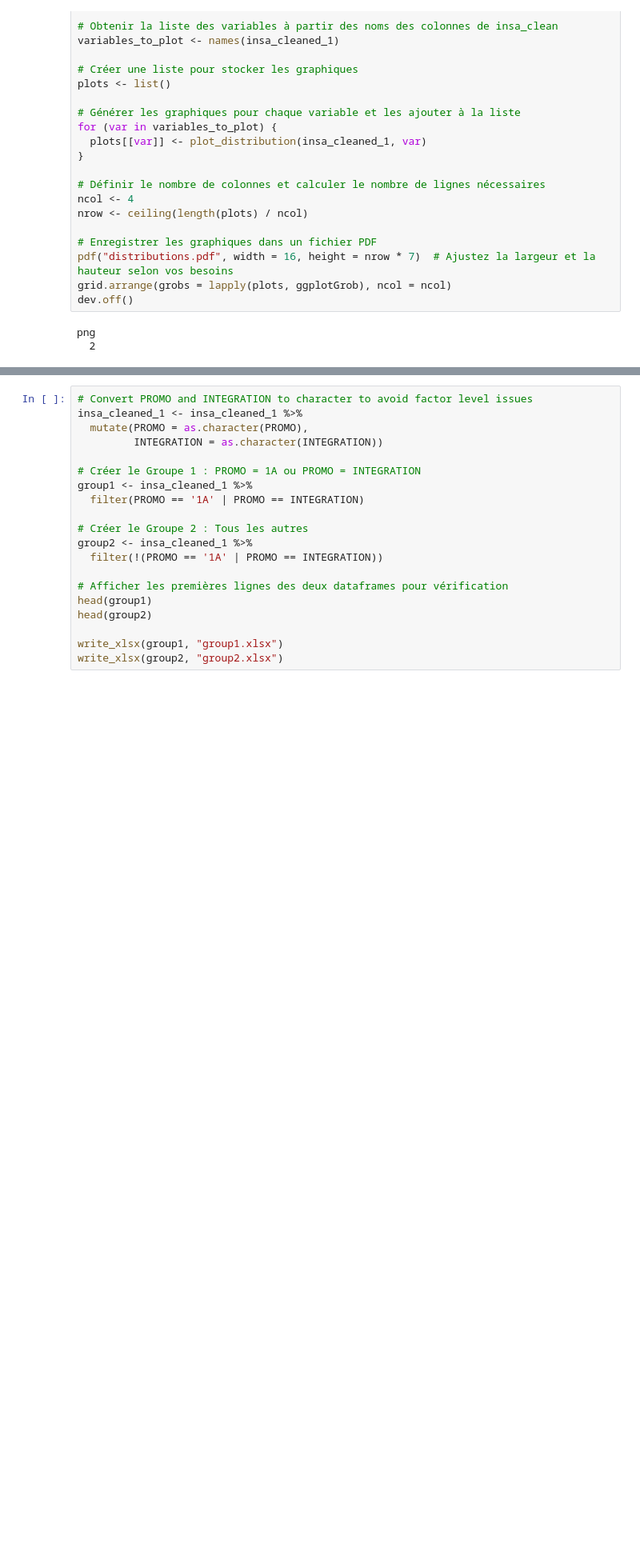
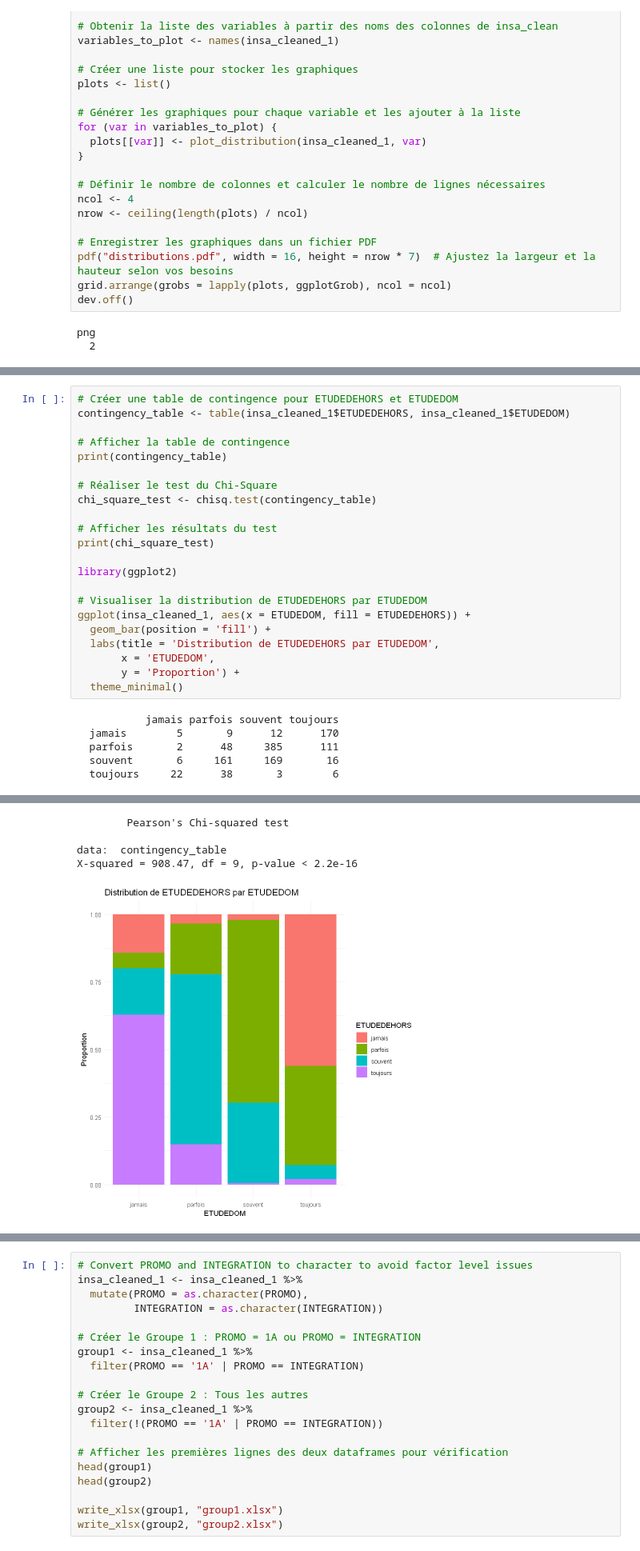
Before and after one commit to NaUl51/Stage_4A_Analyse-d-indicateurs-sur-la-vie-scolaire-et-extra-scolaire-des-l-ves-de-l-INSA-Toulouse-, a Jupyter notebook: Code_Luan_R.ipynb, the cells around one changed output, grey strips where cells are left out. Shown: that part at 80% size. Cells and saved outputs as stored; diff of their text form; blank space fills up the shorter version.

```diff
--- a/Code_Luan_R.ipynb
+++ b/Code_Luan_R.ipynb
@@ -334,0 +659,28 @@ png
+# %%
+# Créer une table de contingence pour ETUDEDEHORS et ETUDEDOM
+contingency_table <- table(insa_cleaned_1$ETUDEDEHORS, insa_cleaned_1$ETUDEDOM)
+
+# Afficher la table de contingence
+print(contingency_table)
+
+# Réaliser le test du Chi-Square
+chi_square_test <- chisq.test(contingency_table)
+
+# Afficher les résultats du test
+print(chi_square_test)
+
+library(ggplot2)
+
+# Visualiser la distribution de ETUDEDEHORS par ETUDEDOM
+ggplot(insa_cleaned_1, aes(x = ETUDEDOM, fill = ETUDEDEHORS)) +
+  geom_bar(position = 'fill') +
+  labs(title = 'Distribution de ETUDEDEHORS par ETUDEDOM',
+       x = 'ETUDEDOM',
+       y = 'Proportion') +
+  theme_minimal()
+# %% [output]
+           jamais parfois souvent toujours
+  jamais        5       9      12      170
+  parfois       2      48     385      111
+  souvent       6     161     169       16
+  toujours     22      38       3        6
@@ -334,0 +689,5 @@ png
+        Pearson's Chi-squared test
+
+data:  contingency_table
+X-squared = 908.47, df = 9, p-value < 2.2e-16
+[figure, added]
```
Also changed, not shown: parts of 91 cells of this notebook, 11 other files.
